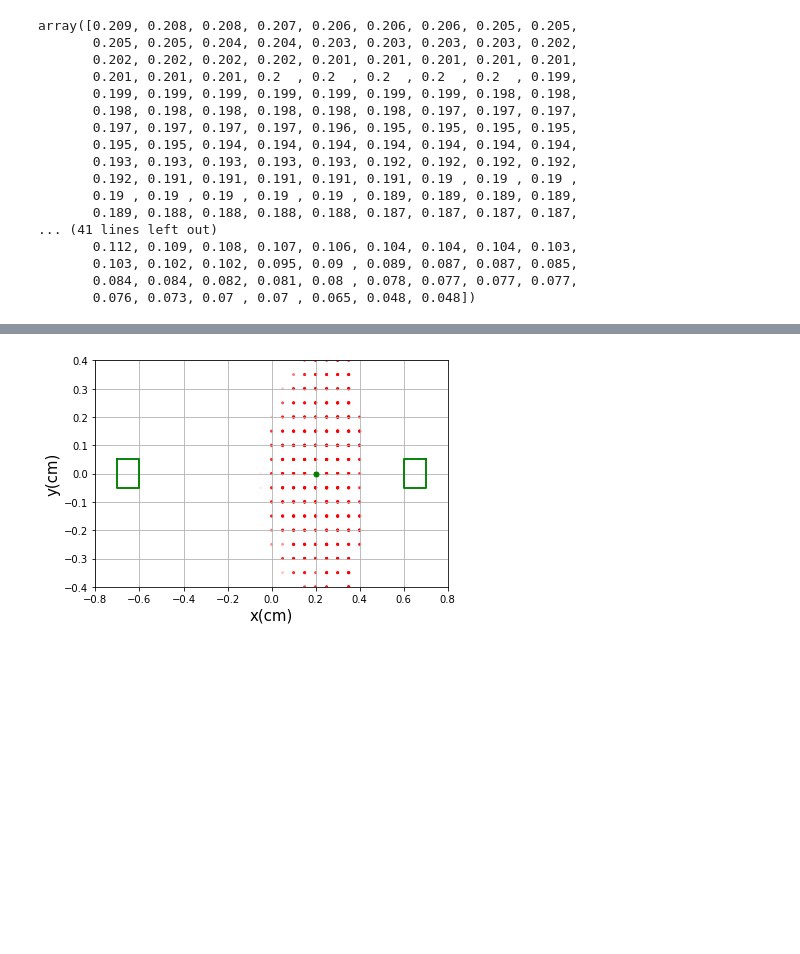
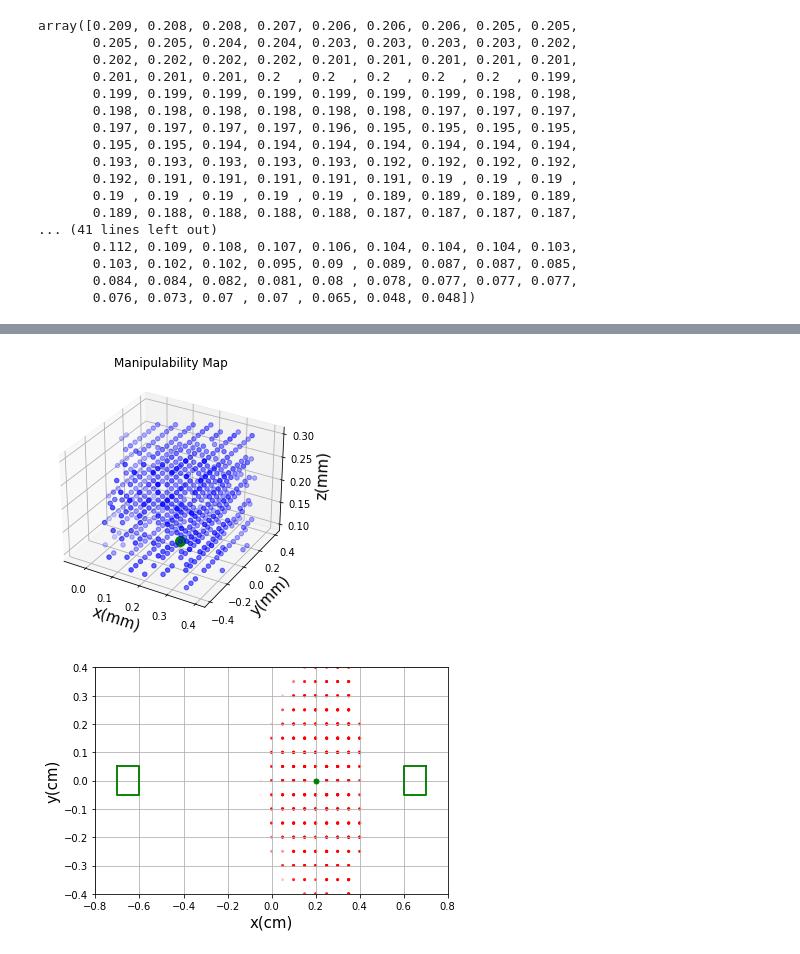
Before and after one commit to fryumbla/Robot-Manipulability, a Jupyter notebook: log/Manipulability_data 0 degre.ipynb, the cells around one changed output, grey strips where cells are left out. Cells and saved outputs as stored; diff of their text form; code cells hidden in the pictures; blank space fills up the shorter version.

```diff
--- a/log/Manipulability_data 0 degre.ipynb
+++ b/log/Manipulability_data 0 degre.ipynb
@@ -329,3 +347,12 @@ array([0.209, 0.208, 0.208, 0.207, 0.206, 0.206, 0.206, 0.205, 0.205,
+# %%
+Fig3D = plt.figure()
+ax = Fig3D.add_subplot(111, projection='3d')
+
+scatter_3dm(ax, dualmani[:, 18], dualmani[:, 16], dualmani[:, 17], dualmani[:, 25]*8, col=[0,0,1] )
+Fig3D.tight_layout()
+plt.show()
+# %% [output]
+[figure, added]
 # %%
 fig, (ax1) = plt.subplots(nrows=1, ncols=1)
 scatter_2d(ax1, 0, dualmani[:, 0], dualmani[:, 1], dualmani[:, 9]*10, col=[1,0,0])
```
Also changed, not shown: parts of 6 cells of this notebook.
